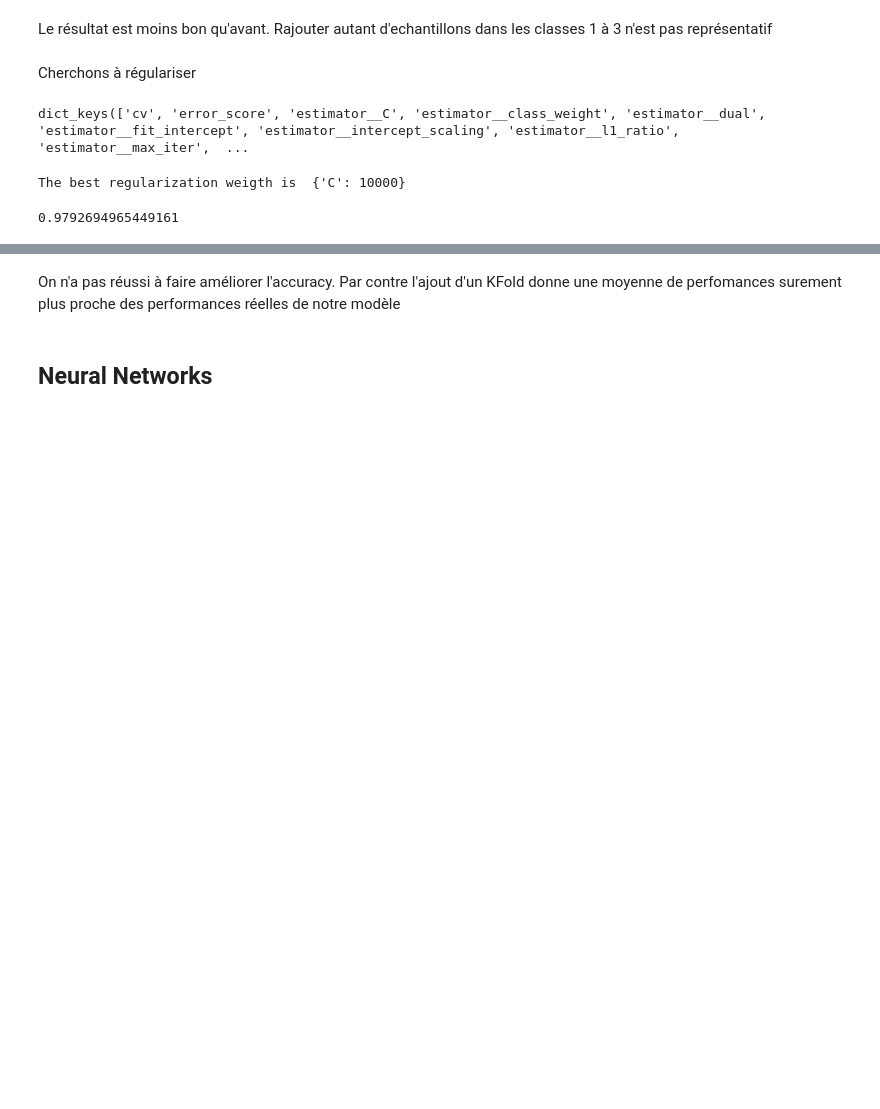
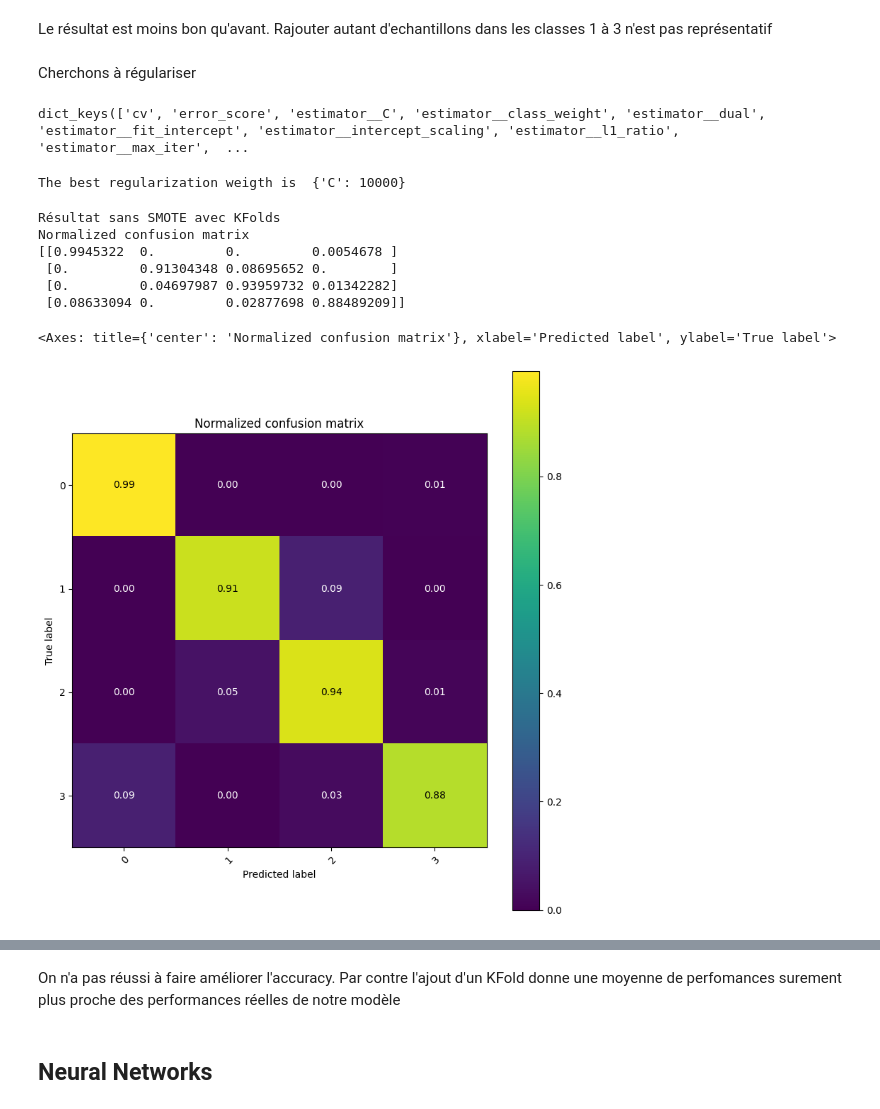
Before and after one commit to valentinedum/room_occupancy_estimation, a Jupyter notebook: notebooks/exploration.ipynb, the cells around one changed output, grey strips where cells are left out. Cells and saved outputs as stored; diff of their text form; code cells hidden in the pictures; blank space fills up the shorter version.

```diff
--- a/notebooks/exploration.ipynb
+++ b/notebooks/exploration.ipynb
@@ -582,7 +585,16 @@ The best regularization weigth is  {'C': 10000}
 # %%
 clf = grid.best_estimator_
 clf.fit(X_train, y_train)
 y_pred = clf.predict(X_test)
 accuracy_score(y_pred, y_test)
+print("Résultat sans SMOTE avec KFolds")
+plot_conf_mat(y_test, y_pred,class_names=np.array(sorted(set(y_test))))
 # %% [output]
-0.9792694965449161
+Résultat sans SMOTE avec KFolds
+Normalized confusion matrix
+[[0.9945322  0.         0.         0.0054678 ]
+ [0.         0.91304348 0.08695652 0.        ]
+ [0.         0.04697987 0.93959732 0.01342282]
+ [0.08633094 0.         0.02877698 0.88489209]]
+<Axes: title={'center': 'Normalized confusion matrix'}, xlabel='Predicted label', ylabel='True label'>
+[figure, added]
```
Also changed, not shown: parts of 13 cells of this notebook.
